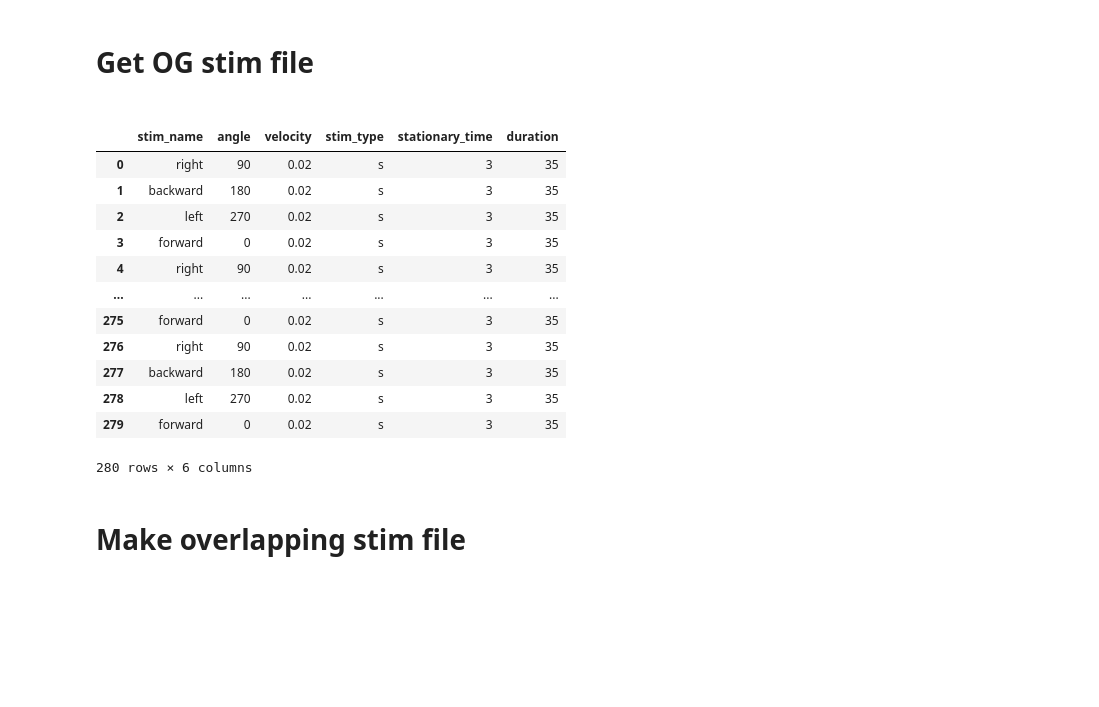
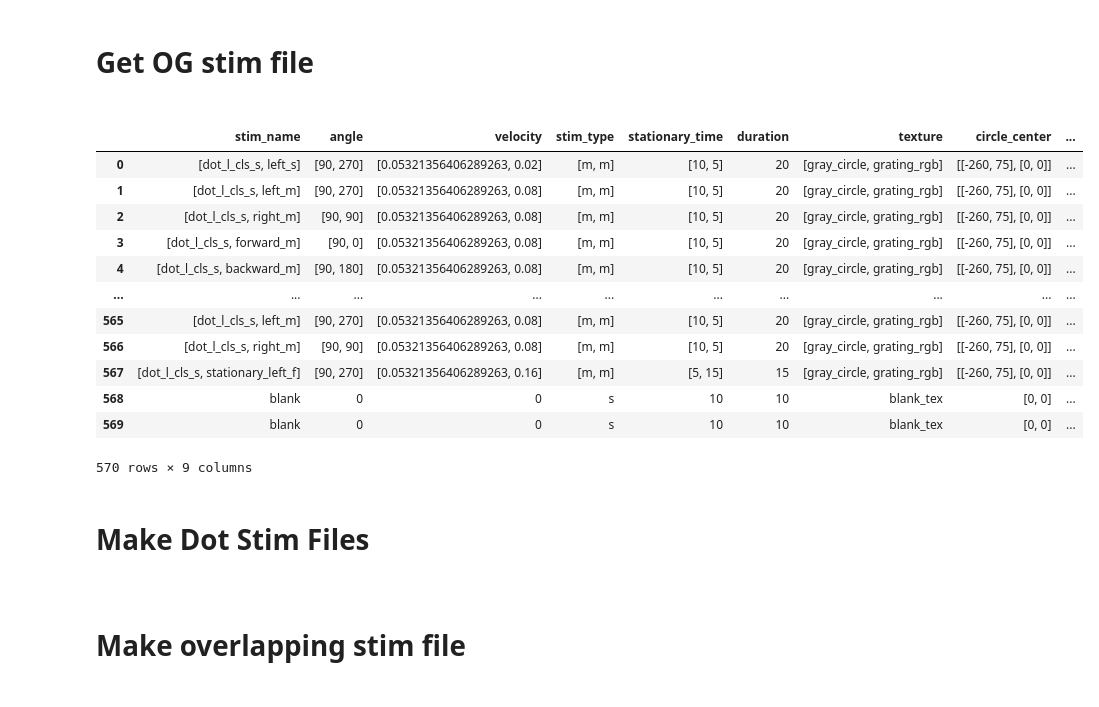
Before and after one commit to Naumann-Lab/pandastim, a Jupyter notebook: notebooks/protocol_lookup.ipynb, the cells around one changed output. Drawn from its saved outputs; the diff is of its cells as text; code cells hidden in the pictures; blank space fills up the shorter version.

```diff
--- a/notebooks/protocol_lookup.ipynb
+++ b/notebooks/protocol_lookup.ipynb
@@ -5,21 +10,23 @@ import pandas as pd
 # %% [markdown]
 <h1>Get OG stim file<h1>
 # %%
-og_path = "C:\\Users\\Naumann_Lab\\Miniconda3\\envs\\rig5c\\Lib\\site-packages\\pandastim\\resources\\protocols\\fourstim.hdf"
+og_path = "C:\\Users\\Naumann_Lab\\Miniconda3\\envs\\rig5z\\Lib\\site-packages\\pandastim\\resources\\protocols\\overlap_stim_241107.hdf"
 pd.read_hdf(og_path)
 # %% [output]
-|  | stim_name | angle | velocity | stim_type | stationary_time | duration |
-| 0 | right | 90 | 0.02 | s | 3 | 35 |
-| 1 | backward | 180 | 0.02 | s | 3 | 35 |
-| 2 | left | 270 | 0.02 | s | 3 | 35 |
-| 3 | forward | 0 | 0.02 | s | 3 | 35 |
-| 4 | right | 90 | 0.02 | s | 3 | 35 |
-| ... | ... | ... | ... | ... | ... | ... |
-| 275 | forward | 0 | 0.02 | s | 3 | 35 |
-| 276 | right | 90 | 0.02 | s | 3 | 35 |
-| 277 | backward | 180 | 0.02 | s | 3 | 35 |
-| 278 | left | 270 | 0.02 | s | 3 | 35 |
-| 279 | forward | 0 | 0.02 | s | 3 | 35 |
+|  | stim_name | angle | velocity | stim_type | stationary_time | duration | texture | circle_center | ... |
+| 0 | [dot_l_cls_s, left_s] | [90, 270] | [0.05321356406289263, 0.02] | [m, m] | [10, 5] | 20 | [gray_circle, grating_rgb] | [[-260, 75], [0, 0]] | ... |
+| 1 | [dot_l_cls_s, left_m] | [90, 270] | [0.05321356406289263, 0.08] | [m, m] | [10, 5] | 20 | [gray_circle, grating_rgb] | [[-260, 75], [0, 0]] | ... |
+| 2 | [dot_l_cls_s, right_m] | [90, 90] | [0.05321356406289263, 0.08] | [m, m] | [10, 5] | 20 | [gray_circle, grating_rgb] | [[-260, 75], [0, 0]] | ... |
+| 3 | [dot_l_cls_s, forward_m] | [90, 0] | [0.05321356406289263, 0.08] | [m, m] | [10, 5] | 20 | [gray_circle, grating_rgb] | [[-260, 75], [0, 0]] | ... |
+| 4 | [dot_l_cls_s, backward_m] | [90, 180] | [0.05321356406289263, 0.08] | [m, m] | [10, 5] | 20 | [gray_circle, grating_rgb] | [[-260, 75], [0, 0]] | ... |
+| ... | ... | ... | ... | ... | ... | ... | ... | ... | ... |
+| 565 | [dot_l_cls_s, left_m] | [90, 270] | [0.05321356406289263, 0.08] | [m, m] | [10, 5] | 20 | [gray_circle, grating_rgb] | [[-260, 75], [0, 0]] | ... |
+| 566 | [dot_l_cls_s, right_m] | [90, 90] | [0.05321356406289263, 0.08] | [m, m] | [10, 5] | 20 | [gray_circle, grating_rgb] | [[-260, 75], [0, 0]] | ... |
+| 567 | [dot_l_cls_s, stationary_left_f] | [90, 270] | [0.05321356406289263, 0.16] | [m, m] | [5, 15] | 15 | [gray_circle, grating_rgb] | [[-260, 75], [0, 0]] | ... |
+| 568 | blank | 0 | 0 | s | 10 | 10 | blank_tex | [0, 0] | ... |
+| 569 | blank | 0 | 0 | s | 10 | 10 | blank_tex | [0, 0] | ... |
-280 rows × 6 columns
+570 rows × 9 columns
 # %%
 og = pd.read_hdf(og_path)
+# %% [markdown]
+<h1>Make Dot Stim Files<H1>
```
Also changed, not shown: parts of 25 cells of this notebook.
